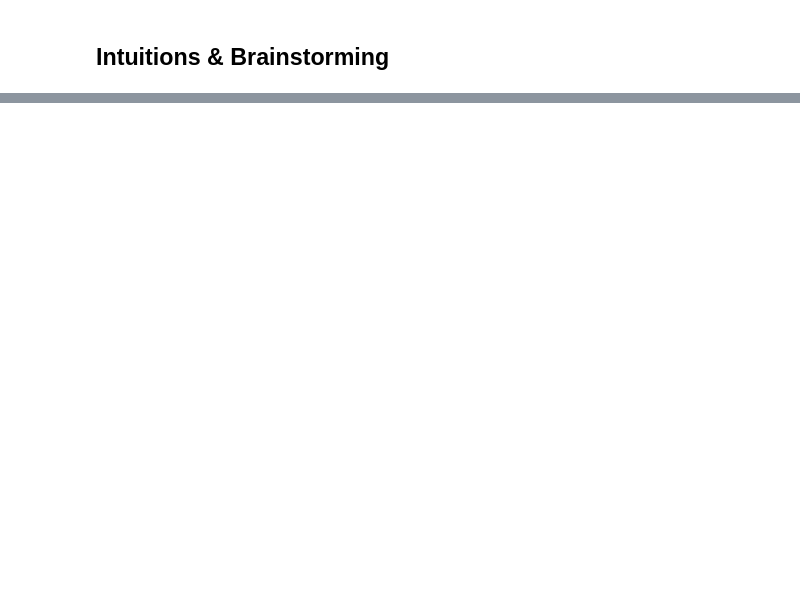
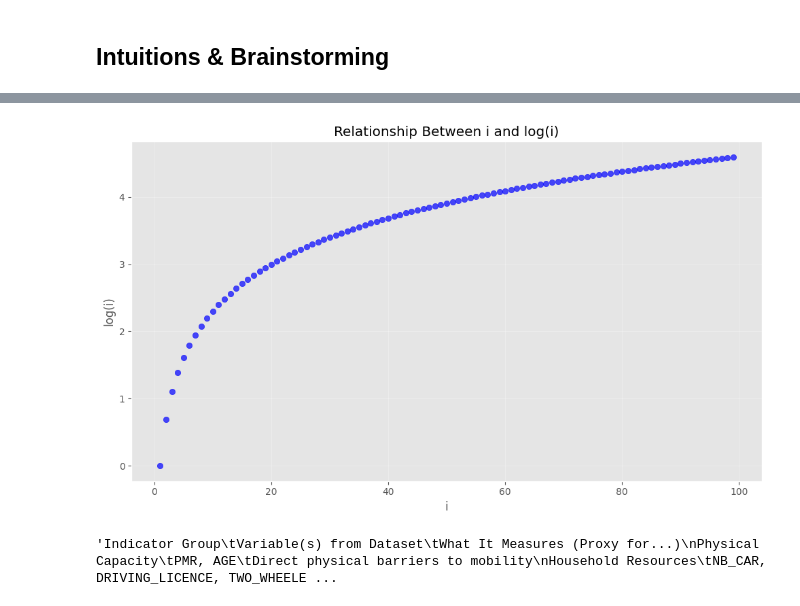
Before and after one commit to DEVOLOPER-1/Sim-Equity, a Jupyter notebook: EDA.ipynb, the cells around one changed output, grey strips where cells are left out. Cells and saved outputs as stored; diff of their text form; code cells hidden in the pictures; blank space fills up the shorter version.

```diff
--- a/EDA.ipynb
+++ b/EDA.ipynb
@@ -240,0 +465,27 @@ plt.show()
+# %%
+i_s = []
+product = []
+for i in range(1, 100):  # Starting from 1 to avoid log(0)
+    i_s.append(i)
+    product.append(log(i))
+
+plt.figure(figsize=(10, 6))
+plt.scatter(i_s, product, color='blue', alpha=0.7)
+plt.title('Relationship Between i and log(i)')
+plt.xlabel('i')
+plt.ylabel('log(i)')
+plt.grid(True, alpha=0.3)
+plt.tight_layout()
+plt.show()
+# %% [output]
+[figure, added]
+# %%
+"""Indicator Group	Variable(s) from Dataset	What It Measures (Proxy for...)
+Physical Capacity	PMR, AGE	Direct physical barriers to mobility
+Household Resources	NB_CAR, DRIVING_LICENCE, TWO_WHEELER etc.	Access to private, independent transport options
+Household Constraints	NBPERS_HOUSE, NB_10, etc.	Presence of dependents complicating evacuation
+Socio-Economic Status	DIPLOMA, PRO_CAT	Income, job flexibility, information access
+System Dependency	NAVIGO_SUB, etc.	Reliance on public systems that might fail
+"""
+# %% [output]
+'Indicator Group\tVariable(s) from Dataset\tWhat It Measures (Proxy for...)\nPhysical Capacity\tPMR, AGE\tDirect physical barriers to mobility\nHousehold Resources\tNB_CAR, DRIVING_LICENCE, TWO_WHEELE ...
```
Also changed, not shown: parts of 25 cells of this notebook.
